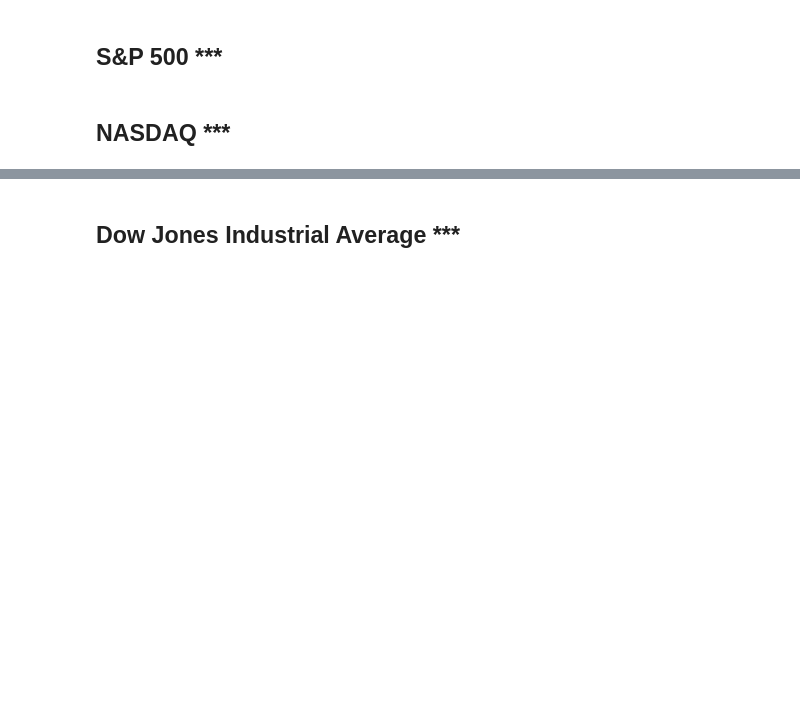
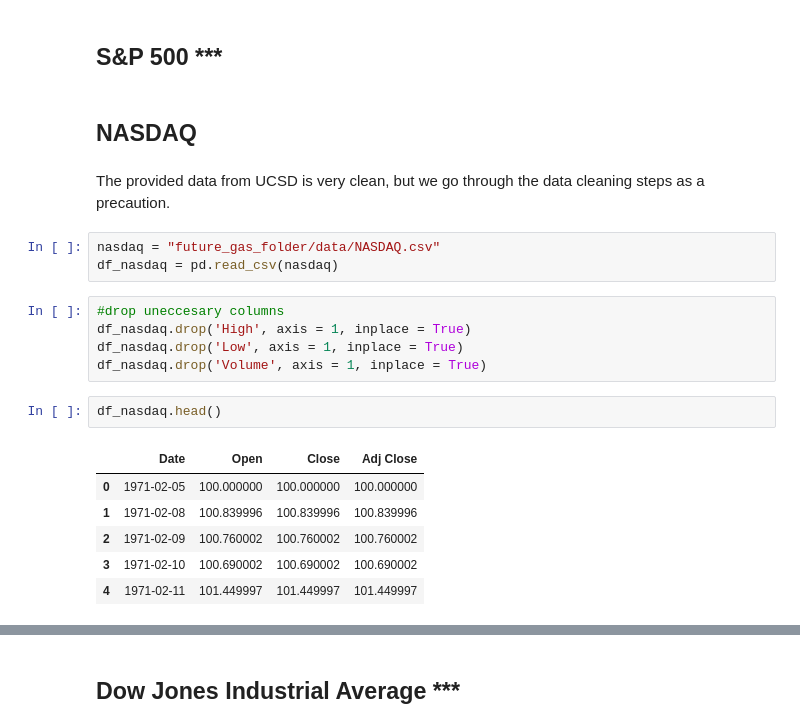
Before and after one commit to Allen-Z-4230/FutureGas, a Jupyter notebook: FinalProject.ipynb, the cells around one changed output, grey strips where cells are left out. Saved outputs shown, nothing was run; the diff lists cells and outputs as text; blank space fills up the shorter version.

```diff
--- a/FinalProject.ipynb
+++ b/FinalProject.ipynb
@@ -125,4 +126,23 @@ and performing any transformations that may be required)
 # %% [markdown]
 ## S&P 500 ***
 # %% [markdown]
-## NASDAQ ***
+## NASDAQ
+# %% [markdown]
+The provided data from UCSD is very clean, but we go through the data cleaning steps as a precaution.
+# %%
+nasdaq = "future_gas_folder/data/NASDAQ.csv"
+df_nasdaq = pd.read_csv(nasdaq)
+# %%
+#drop uneccesary columns
+df_nasdaq.drop('High', axis = 1, inplace = True)
+df_nasdaq.drop('Low', axis = 1, inplace = True)
+df_nasdaq.drop('Volume', axis = 1, inplace = True)
+# %%
+df_nasdaq.head()
+# %% [output]
+|  | Date | Open | Close | Adj Close |
+| 0 | 1971-02-05 | 100.000000 | 100.000000 | 100.000000 |
+| 1 | 1971-02-08 | 100.839996 | 100.839996 | 100.839996 |
+| 2 | 1971-02-09 | 100.760002 | 100.760002 | 100.760002 |
+| 3 | 1971-02-10 | 100.690002 | 100.690002 | 100.690002 |
+| 4 | 1971-02-11 | 101.449997 | 101.449997 | 101.449997 |
```
Also changed, not shown: parts of 25 cells of this notebook, 1 other file.
